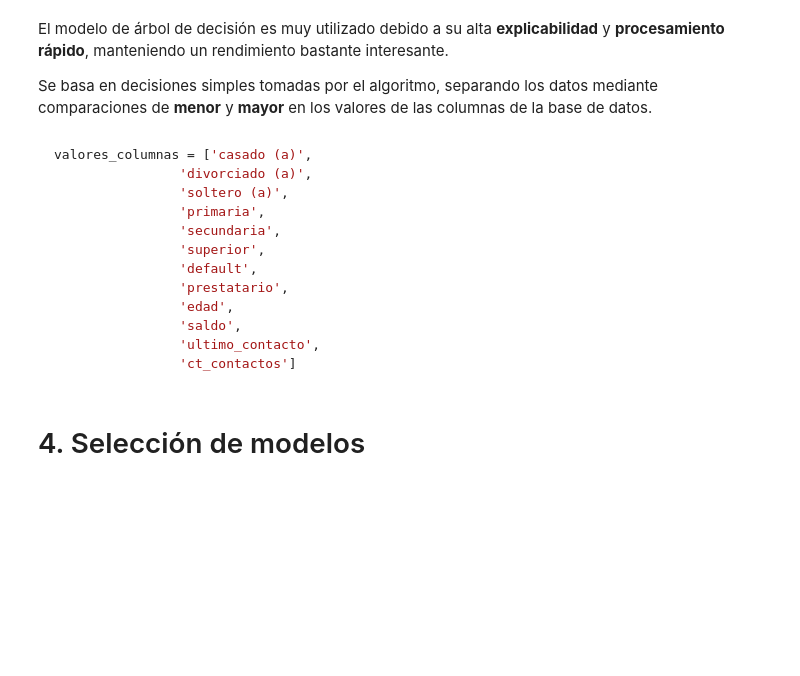
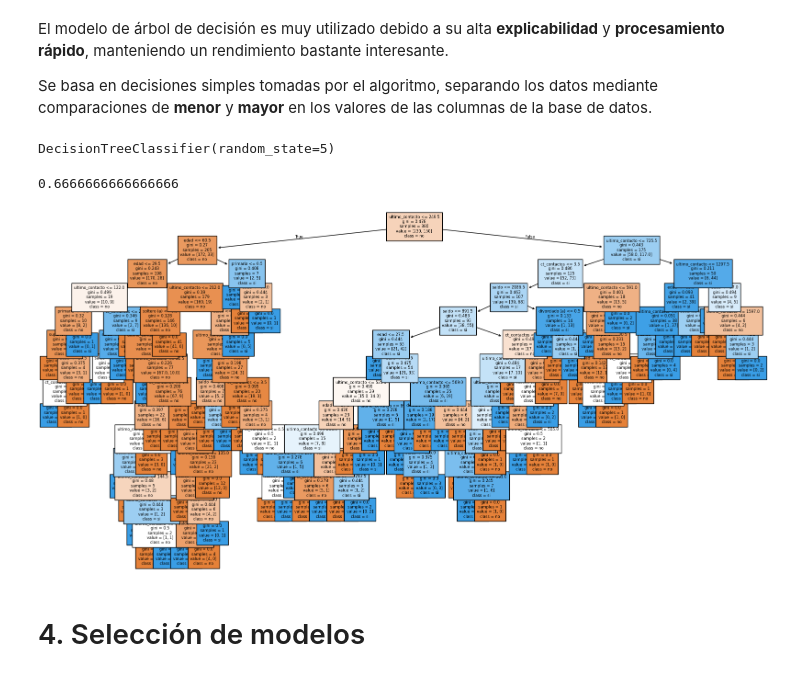
Before and after one commit to JCSR2022/Alura_Data_Science, a Jupyter notebook: Learning_to_Classify_Data_with_ML/Clasificacion_primeros_pasos.ipynb, the cells around one changed output. Saved outputs shown, nothing was run; the diff lists cells and outputs as text; code cells hidden in the pictures; blank space fills up the shorter version.

````diff
--- a/Learning_to_Classify_Data_with_ML/Clasificacion_primeros_pasos.ipynb
+++ b/Learning_to_Classify_Data_with_ML/Clasificacion_primeros_pasos.ipynb
@@ -340,6 +410,10 @@ Así como las variables explicativas, la variable objetivo también debe convert
 Para comprender si el modelo realmente está aprendiendo de los datos, necesitamos hacer una separación de los datos entre entrenamiento y prueba. Los datos de **entrenamiento** se utilizan para ajustar el modelo, mientras que los datos de **prueba** sirven para verificar el aprendizaje del modelo en datos que no fueron utilizados en el momento del ajuste.
 # %% [markdown]
 <a href="https://ibb.co/2749Chh3"><img src="https://i.ibb.co/Y7sC1QQB/train-test.png" alt="train-test" border="0"></a>
+# %%
+from sklearn.model_selection import train_test_split
+
+X_train, X_test, y_train, y_test = train_test_split(X_encoded, y_encoded,train_size=.3,random_state=5,stratify=y_encoded)
 # %% [markdown]
 ## Modelo de referencia - Baseline
 # %% [markdown]
@@ -346,0 +435,8 @@ El modelo más simple de clasificar los datos es simplemente utilizar un algorit
+# %%
+"""
+default=prior
+“prior”: the predict method always returns the most frequent class label in the observed y argument passed to fit (like “most_frequent”). predict_proba always returns the empirical class distribution of y also known as the empirical class prior distribution.
+"""
+dummy_classifier = DummyClassifier()
+dummy_classifier.fit(X_train, y_train)
+dummy_classifier.score(X_test, y_test)
@@ -350,18 +448,18 @@ El modelo más simple de clasificar los datos es simplemente utilizar un algorit
 El modelo de árbol de decisión es muy utilizado debido a su alta **explicabilidad** y **procesamiento rápido**, manteniendo un rendimiento bastante interesante.
 
 Se basa en decisiones simples tomadas por el algoritmo, separando los datos mediante comparaciones de **menor** y **mayor** en los valores de las columnas de la base de datos.
-# %% [markdown]
-```python
-valores_columnas = ['casado (a)',
-                'divorciado (a)',
-                'soltero (a)',
-                'primaria',
-                'secundaria',
-                'superior',
-                'default',
-                'prestatario',
-                'edad',
-                'saldo',
-                'ultimo_contacto',
-                'ct_contactos']
-```
+# %%
+from sklearn.tree import DecisionTreeClassifier
+"""
+https://scikit-learn.org/stable/modules/generated/sklearn.tree.DecisionTreeClassifier.html
+
+"""
+
+tree_classifier = DecisionTreeClassifier(random_state=5)
+tree_classifier.fit(X_train, y_train)
+# %% [output]
+DecisionTreeClassifier(random_state=5)
+# %%
+tree_classifier.score(X_test, y_test)
+# %% [output]
+0.6666666666666666
@@ -368,3 +469,26 @@ valores_columnas = ['casado (a)',
+# %%
+valores_columnas = ['casado (a)',
+                'divorciado (a)',
+                'soltero (a)',
+                'primaria',
+                'secundaria',
+                'superior',
+                'default',
+                'prestatario',
+                'edad',
+                'saldo',
+                'ultimo_contacto',
+                'ct_contactos']
+# %%
+plt.figure(figsize=(20,10))
+plot_tree(tree_classifier,
+          feature_names=valores_columnas,
+          filled=True,
+          class_names=['no','si'],
+          fontsize=6)
+plt.show()
+# %% [output]
+[figure, added]
 # %% [markdown]
 # 4. Selección de modelos
 # %% [markdown]
````
Also changed, not shown: parts of 21 cells of this notebook.
